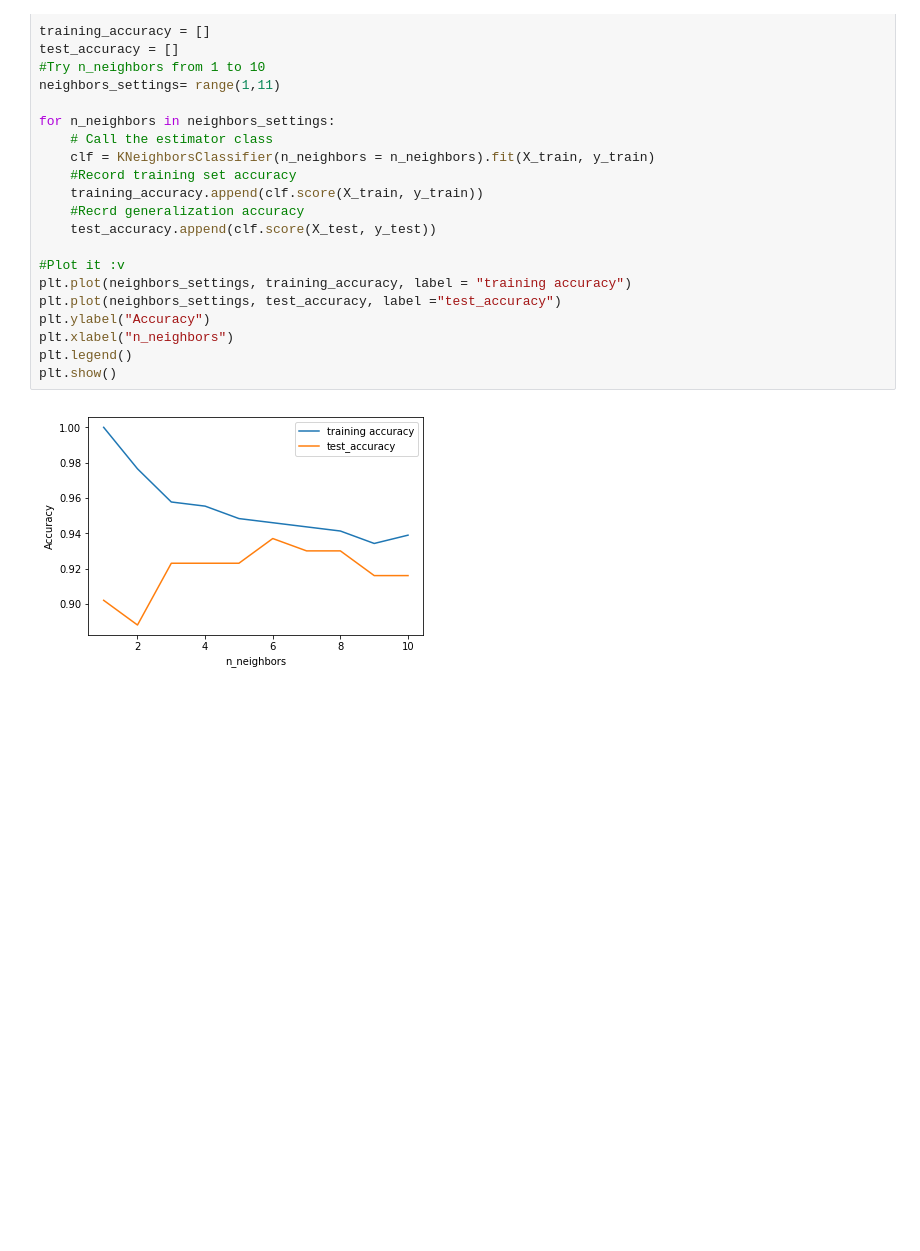
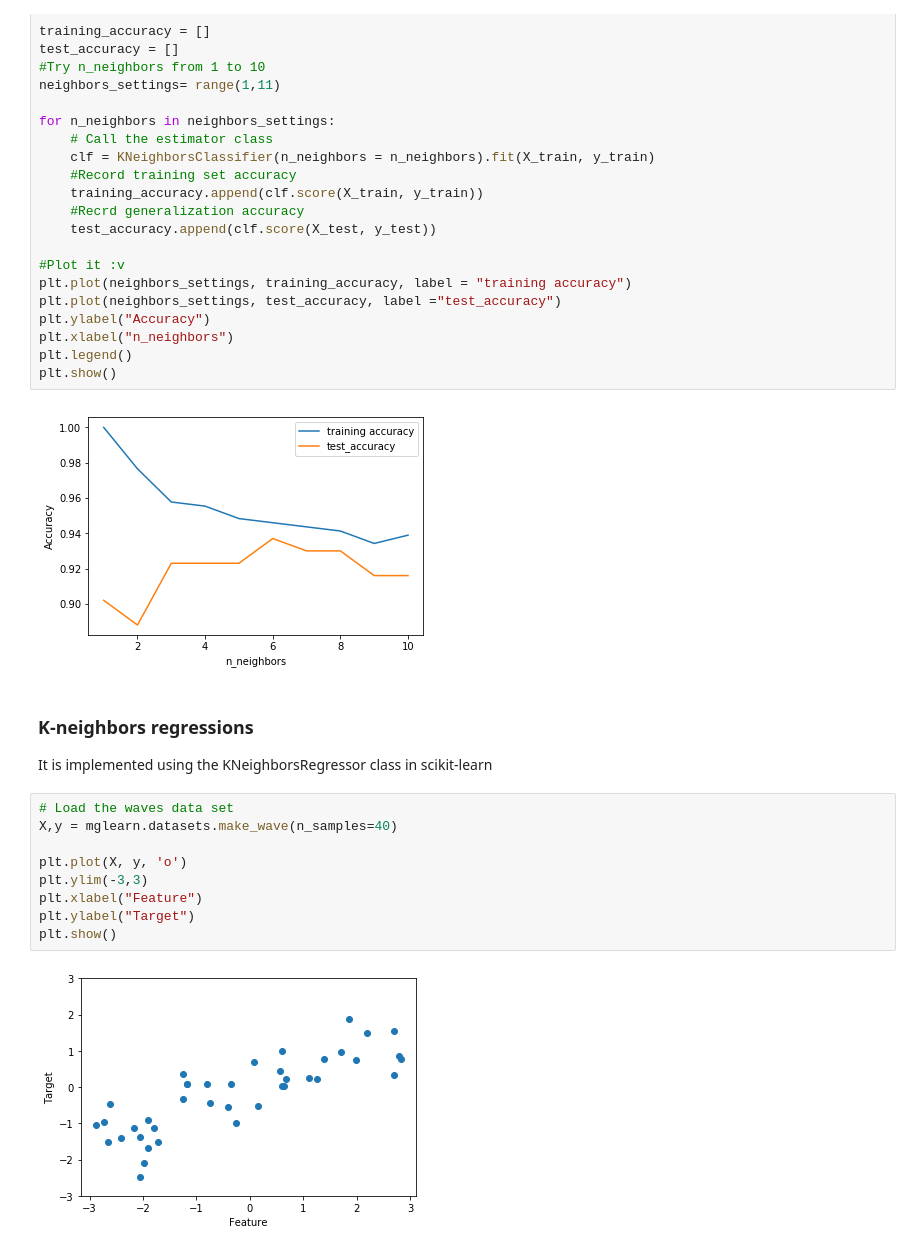
Before and after one commit to Patabu2/machine_learning_study, a Jupyter notebook: Chapter 2- Supervised learning.ipynb, the cells around one changed output. Saved outputs shown, nothing was run; the diff lists cells and outputs as text; blank space fills up the shorter version.

Commit message:
Continue with supervised learning

```diff
--- a/Chapter 2- Supervised learning.ipynb
+++ b/Chapter 2- Supervised learning.ipynb
@@ -116,3 +118,17 @@ plt.legend()
 plt.show()
 # %% [output]
 [figure]
+# %% [markdown]
+### K-neighbors regressions
+It is implemented using the KNeighborsRegressor class in scikit-learn
+# %%
+# Load the waves data set
+X,y = mglearn.datasets.make_wave(n_samples=40)
+
+plt.plot(X, y, 'o')
+plt.ylim(-3,3)
+plt.xlabel("Feature")
+plt.ylabel("Target")
+plt.show()
+# %% [output]
+[figure, added]
```
Also changed, not shown: parts of 19 cells of this notebook.
